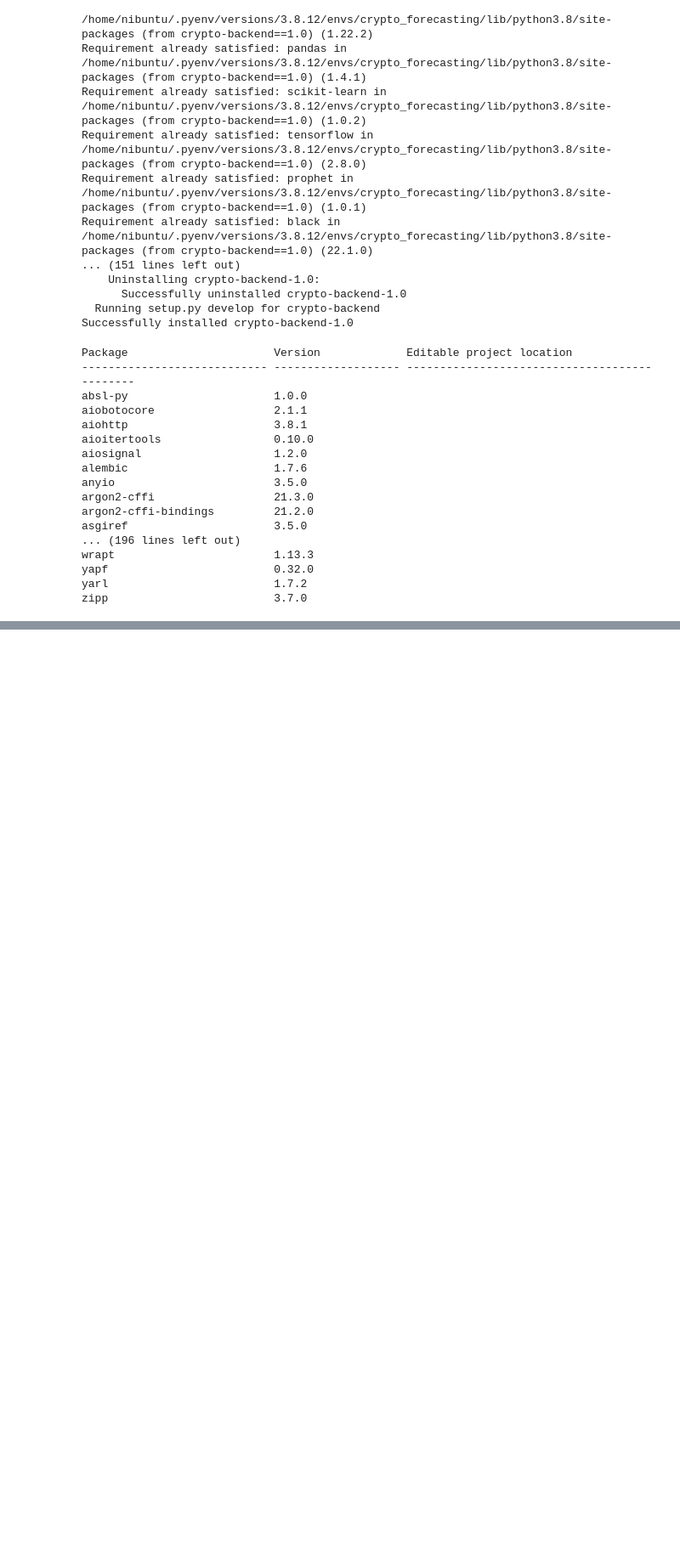
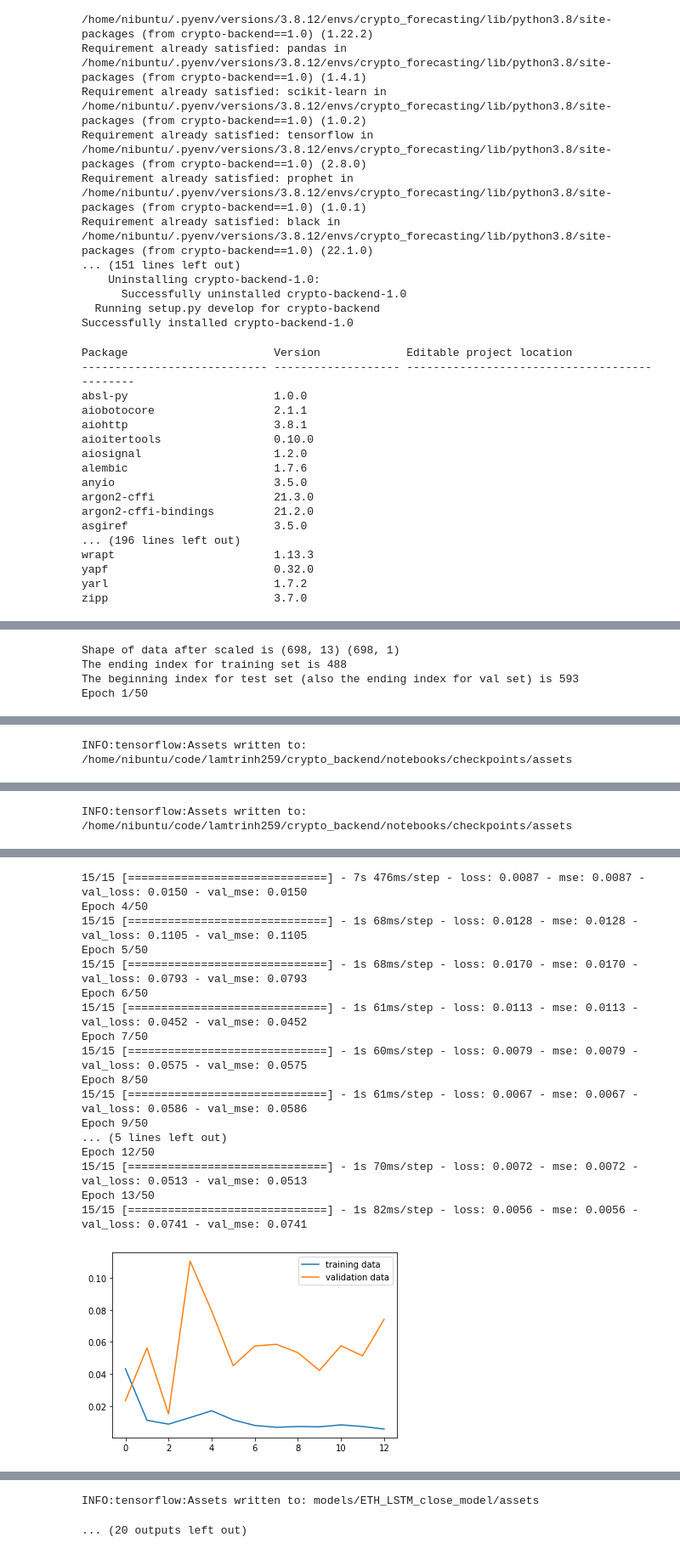
Before and after one commit to lamtrinh259/crypto_backend, a Jupyter notebook: notebooks/EDA.ipynb, the cells around one changed output, grey strips where cells are left out. Shown at 85% size. Saved outputs shown, nothing was run; the diff lists cells and outputs as text; code cells hidden in the pictures; blank space fills up the shorter version.

Commit message:
added functions for writing the tables for streamlit in table.py, added function to get data from API, also added a multipredict LSTM

```diff
--- a/notebooks/EDA.ipynb
+++ b/notebooks/EDA.ipynb
@@ -568,0 +727,10 @@ zipp                         3.7.0
+# %%
+trainer = Trainer('ETH')
+    # scaler_X, scaler_y, index_70pct, index_85pct, test_gen = trainer.build_LSTM()
+df_plot = trainer.LSTM_multi_predict()
+print(df_plot['pred'])
+# %% [output]
+Shape of data after scaled is (698, 13) (698, 1)
+The ending index for training set is 488
+The beginning index for test set (also the ending index for val set) is 593
+Epoch 1/50
@@ -568,0 +738 @@ zipp                         3.7.0
+INFO:tensorflow:Assets written to: /home/nibuntu/code/lamtrinh259/crypto_backend/notebooks/checkpoints/assets
@@ -568,0 +747 @@ zipp                         3.7.0
+INFO:tensorflow:Assets written to: /home/nibuntu/code/lamtrinh259/crypto_backend/notebooks/checkpoints/assets
@@ -568,0 +751,18 @@ zipp                         3.7.0
+15/15 [==============================] - 7s 476ms/step - loss: 0.0087 - mse: 0.0087 - val_loss: 0.0150 - val_mse: 0.0150
+Epoch 4/50
+15/15 [==============================] - 1s 68ms/step - loss: 0.0128 - mse: 0.0128 - val_loss: 0.1105 - val_mse: 0.1105
+Epoch 5/50
+15/15 [==============================] - 1s 68ms/step - loss: 0.0170 - mse: 0.0170 - val_loss: 0.0793 - val_mse: 0.0793
+Epoch 6/50
+15/15 [==============================] - 1s 61ms/step - loss: 0.0113 - mse: 0.0113 - val_loss: 0.0452 - val_mse: 0.0452
+Epoch 7/50
+15/15 [==============================] - 1s 60ms/step - loss: 0.0079 - mse: 0.0079 - val_loss: 0.0575 - val_mse: 0.0575
+Epoch 8/50
+15/15 [==============================] - 1s 61ms/step - loss: 0.0067 - mse: 0.0067 - val_loss: 0.0586 - val_mse: 0.0586
+Epoch 9/50
+... (5 lines left out)
+Epoch 12/50
+15/15 [==============================] - 1s 70ms/step - loss: 0.0072 - mse: 0.0072 - val_loss: 0.0513 - val_mse: 0.0513
+Epoch 13/50
+15/15 [==============================] - 1s 82ms/step - loss: 0.0056 - mse: 0.0056 - val_loss: 0.0741 - val_mse: 0.0741
+[figure, added]
@@ -568,0 +770,2 @@ zipp                         3.7.0
+INFO:tensorflow:Assets written to: models/ETH_LSTM_close_model/assets
+... (20 outputs left out)
```
Also changed, not shown: parts of 15 cells of this notebook, 25 other files.
